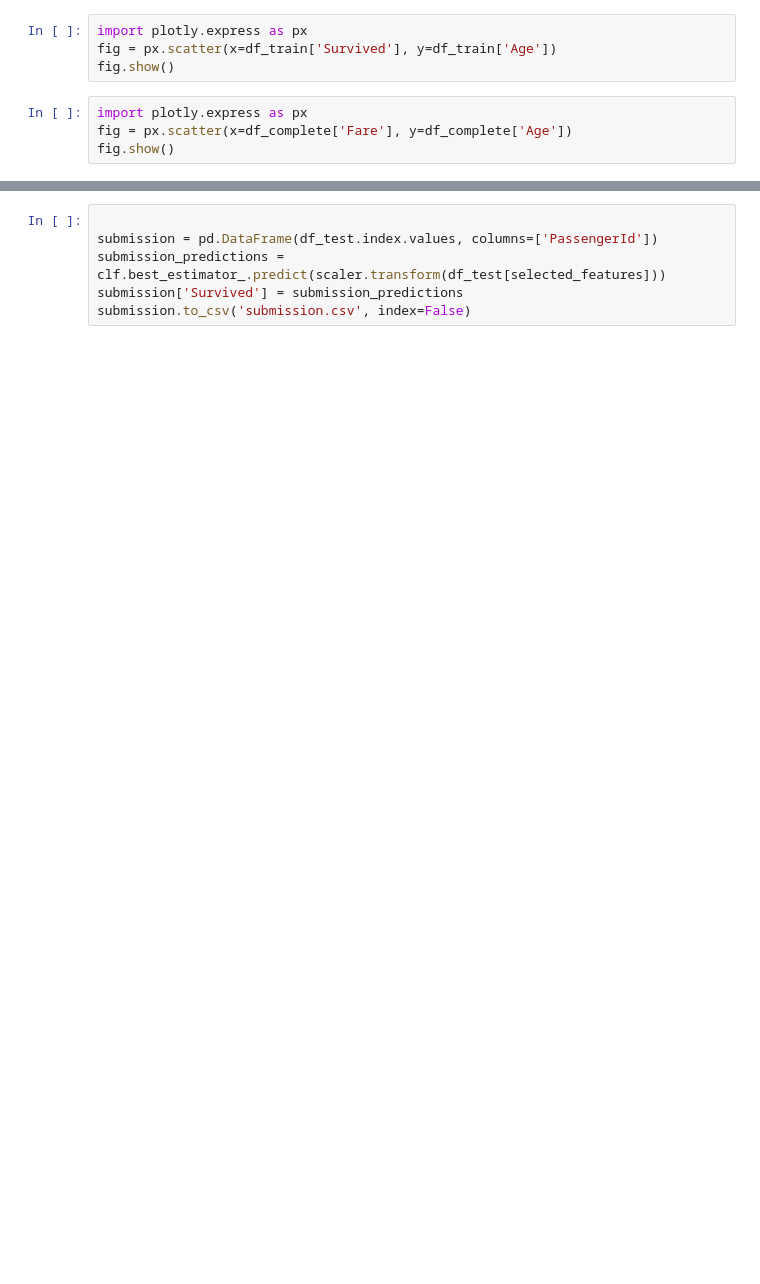
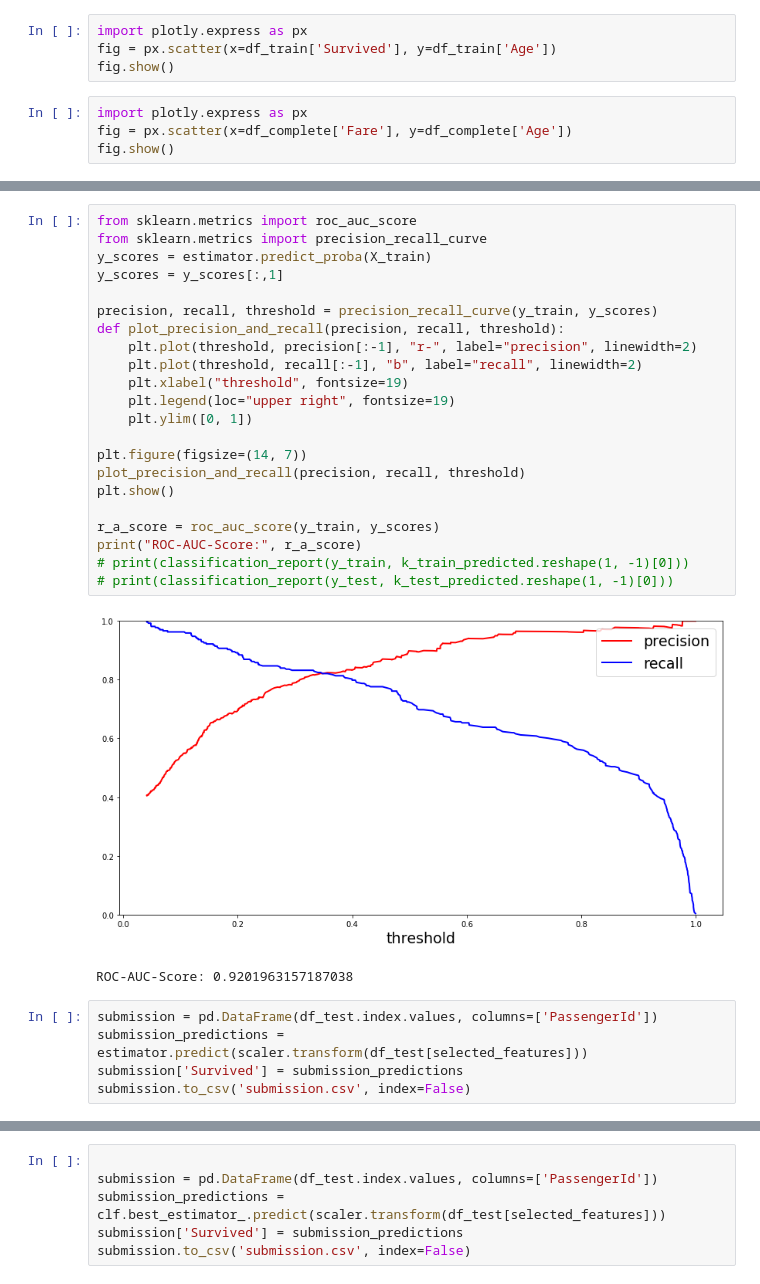
Before and after one commit to Greyhouse-Consulting/kaggle_titanic, a Jupyter notebook: TT.ipynb, the cells around one changed output, grey strips where cells are left out. Drawn from its saved outputs; the diff is of its cells as text; blank space fills up the shorter version.

```diff
--- a/TT.ipynb
+++ b/TT.ipynb
@@ -320,3 +334,33 @@ X_selection.head(10)
+# %%
+from sklearn.metrics import roc_auc_score
+from sklearn.metrics import precision_recall_curve
+y_scores = estimator.predict_proba(X_train)
+y_scores = y_scores[:,1]
+
+precision, recall, threshold = precision_recall_curve(y_train, y_scores)
+def plot_precision_and_recall(precision, recall, threshold):
+    plt.plot(threshold, precision[:-1], "r-", label="precision", linewidth=2)
+    plt.plot(threshold, recall[:-1], "b", label="recall", linewidth=2)
+    plt.xlabel("threshold", fontsize=19)
+    plt.legend(loc="upper right", fontsize=19)
+    plt.ylim([0, 1])
+
+plt.figure(figsize=(14, 7))
+plot_precision_and_recall(precision, recall, threshold)
+plt.show()
+
+r_a_score = roc_auc_score(y_train, y_scores)
+print("ROC-AUC-Score:", r_a_score)
+# print(classification_report(y_train, k_train_predicted.reshape(1, -1)[0]))
+# print(classification_report(y_test, k_test_predicted.reshape(1, -1)[0]))
+# %% [output]
+[figure, added]
+ROC-AUC-Score: 0.9201963157187038
+# %%
+submission = pd.DataFrame(df_test.index.values, columns=['PassengerId'])
+submission_predictions = estimator.predict(scaler.transform(df_test[selected_features]))
+submission['Survived'] = submission_predictions
+submission.to_csv('submission.csv', index=False)
 # %%
 from sklearn.metrics import classification_report
 from sklearn.model_selection import GridSearchCV
```
Also changed, not shown: parts of 10 cells of this notebook, 1 other file.
